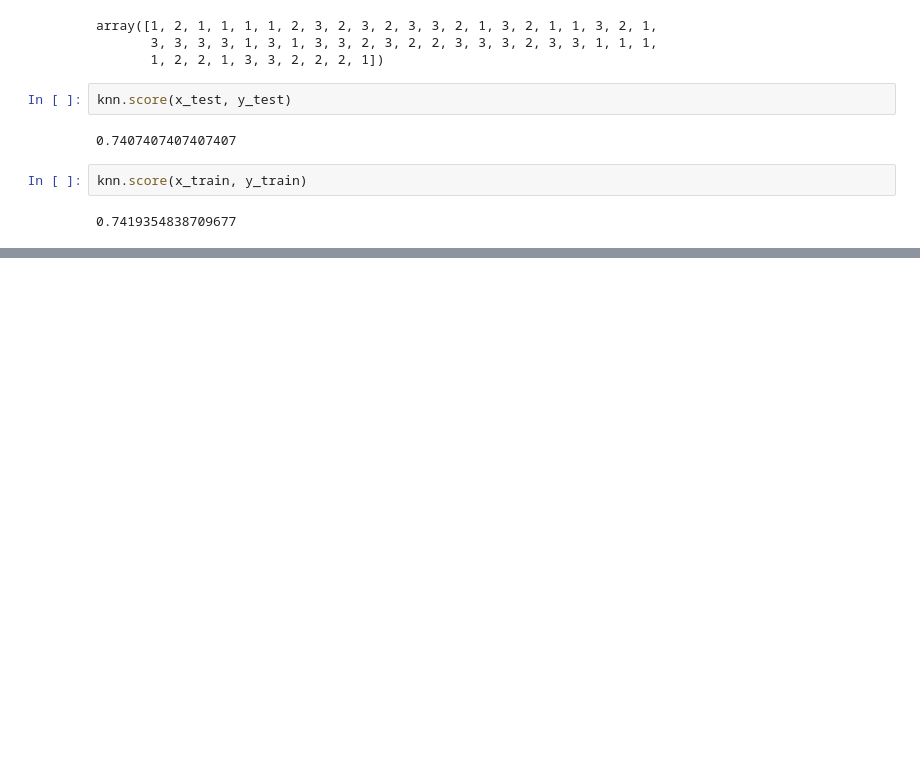
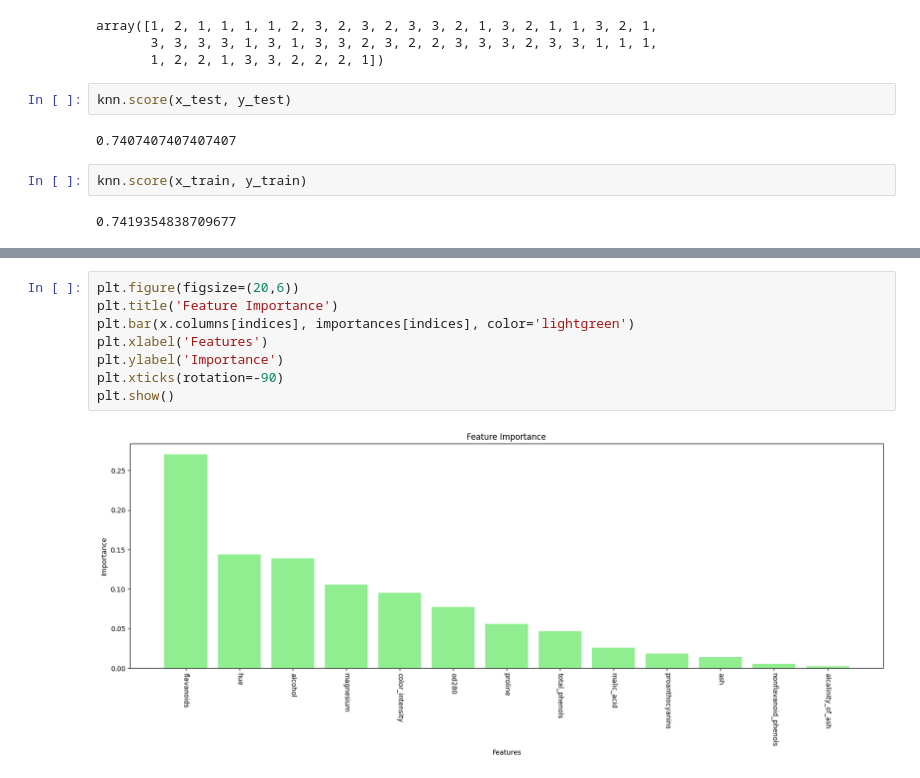
Before and after one commit to suian888/Data-Analysis-with-Python, a Jupyter notebook: wine.ipynb, the cells around one changed output, grey strips where cells are left out. Cells and saved outputs as stored; diff of their text form; blank space fills up the shorter version.

```diff
--- a/wine.ipynb
+++ b/wine.ipynb
@@ -94,0 +239,10 @@ knn.score(x_train, y_train)
+# %%
+plt.figure(figsize=(20,6))
+plt.title('Feature Importance')
+plt.bar(x.columns[indices], importances[indices], color='lightgreen')
+plt.xlabel('Features')
+plt.ylabel('Importance')
+plt.xticks(rotation=-90)
+plt.show()
+# %% [output]
+[figure, added]
```
Also changed, not shown: parts of 22 cells of this notebook.
